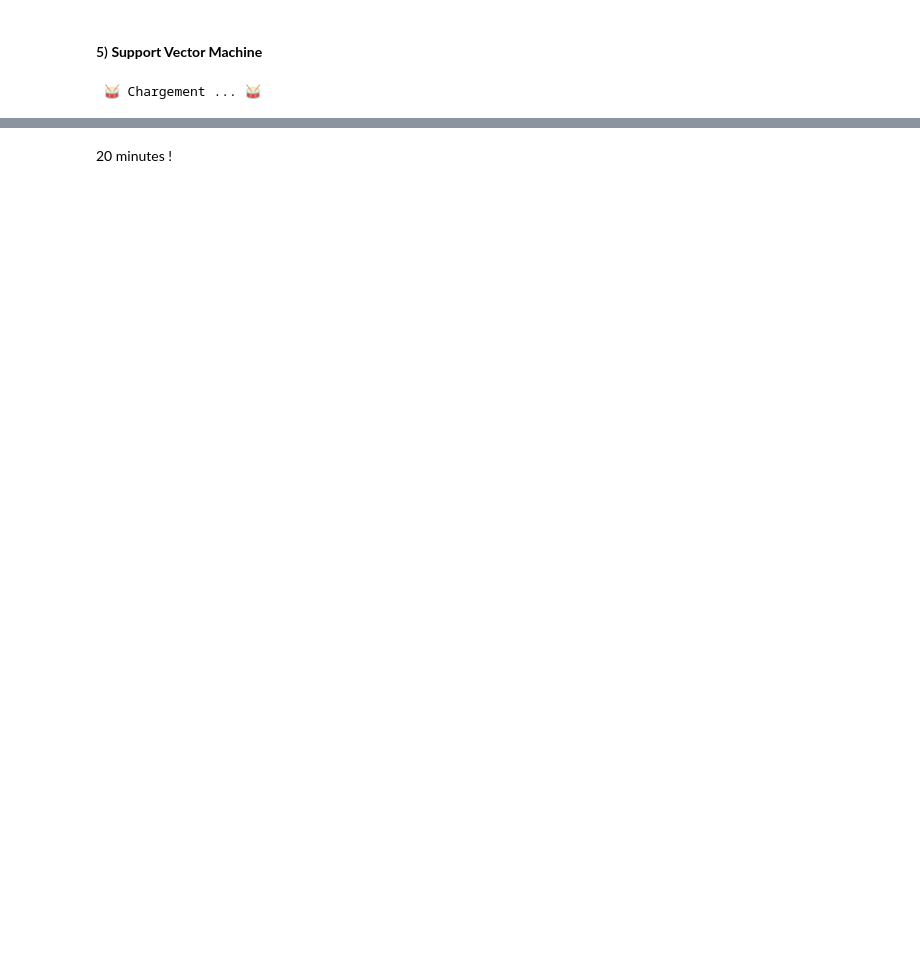
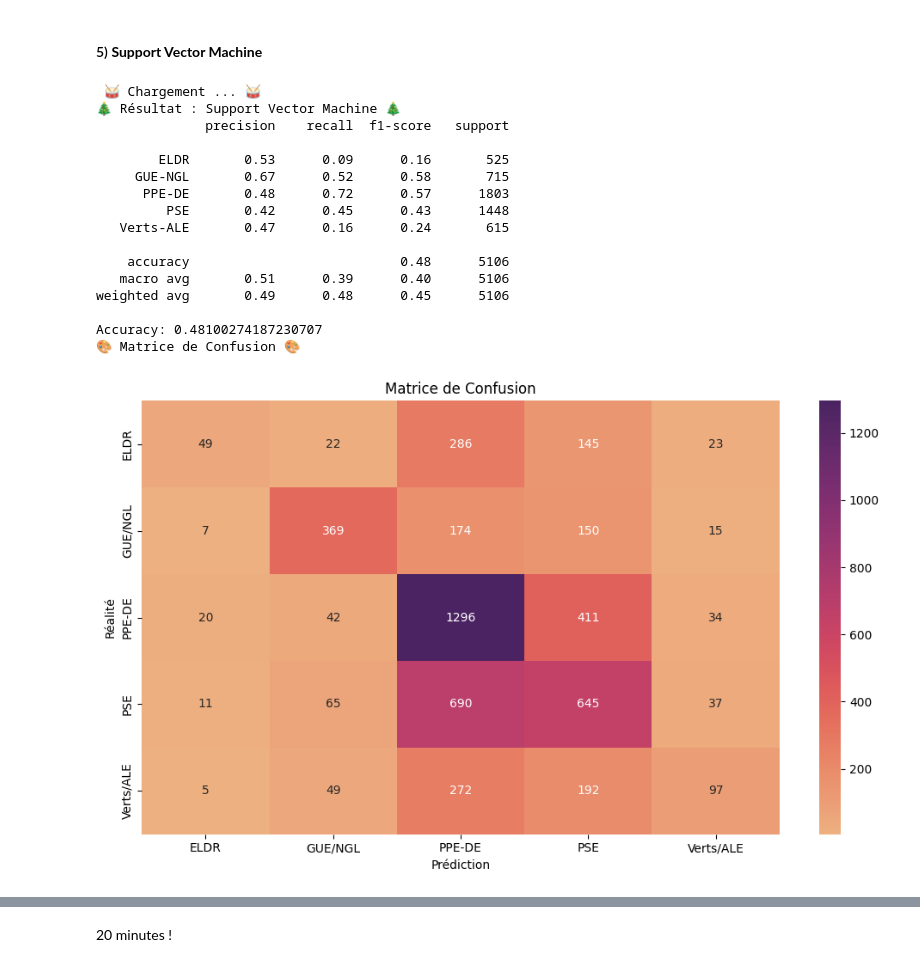
Before and after one commit to Lise-Brisset/projet_DEFT2009_ML2024, a Jupyter notebook: classifier.ipynb, the cells around one changed output, grey strips where cells are left out. Cells and saved outputs as stored; diff of their text form; code cells hidden in the pictures; blank space fills up the shorter version.

```diff
--- a/classifier.ipynb
+++ b/classifier.ipynb
@@ -286,13 +289,29 @@ from sklearn.svm import SVC
 # %%
 # Création du modèle --> 0.35 d'accuracy - 23 secondes
 
 # On fait une séparation linéaire pour le SVM afin que le modèle soit plus rapide
 svm = SVC(kernel="linear", random_state=42)
 
 # On appelle notre fonction de classification
-name_svm, cm_svm, pred_svm = classification_data(svm, datas_train, classes_train, datas_test, classes_test, "Support Vector Machine")
+name_svm, cm_svm, pred_svm = classification_data(svm, datas_train, classes_train, datas_test, classes_test, "Support Vector Machine", class_names)
 # %% [output]
  🥁 Chargement ... 🥁
+🎄 Résultat : Support Vector Machine 🎄
+              precision    recall  f1-score   support
+
+        ELDR       0.53      0.09      0.16       525
+     GUE-NGL       0.67      0.52      0.58       715
+      PPE-DE       0.48      0.72      0.57      1803
+         PSE       0.42      0.45      0.43      1448
+   Verts-ALE       0.47      0.16      0.24       615
+
+    accuracy                           0.48      5106
+   macro avg       0.51      0.39      0.40      5106
+weighted avg       0.49      0.48      0.45      5106
+
+Accuracy: 0.48100274187230707
+🎨 Matrice de Confusion 🎨
+[figure, added]
 # %%
 # Calcul des métriques :
 macro_precision_svm, macro_recall_svm, waighted_f1_svm = metrics_classification(classes_test, pred_svm)
```
Also changed, not shown: parts of 24 cells of this notebook.
